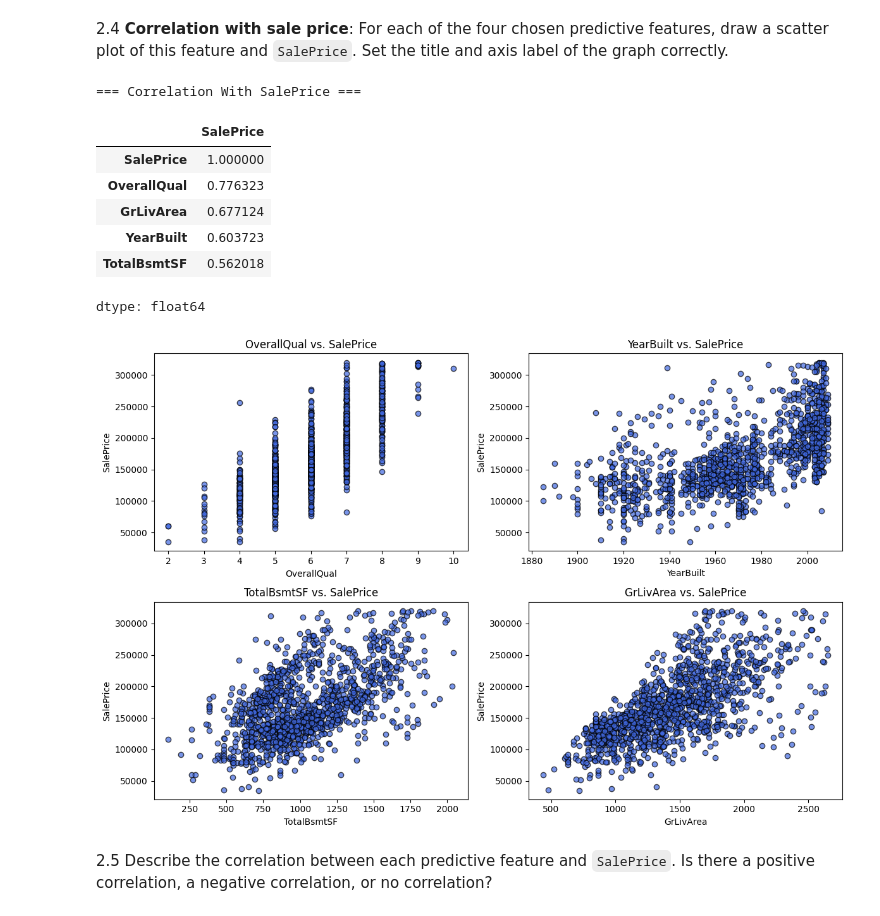
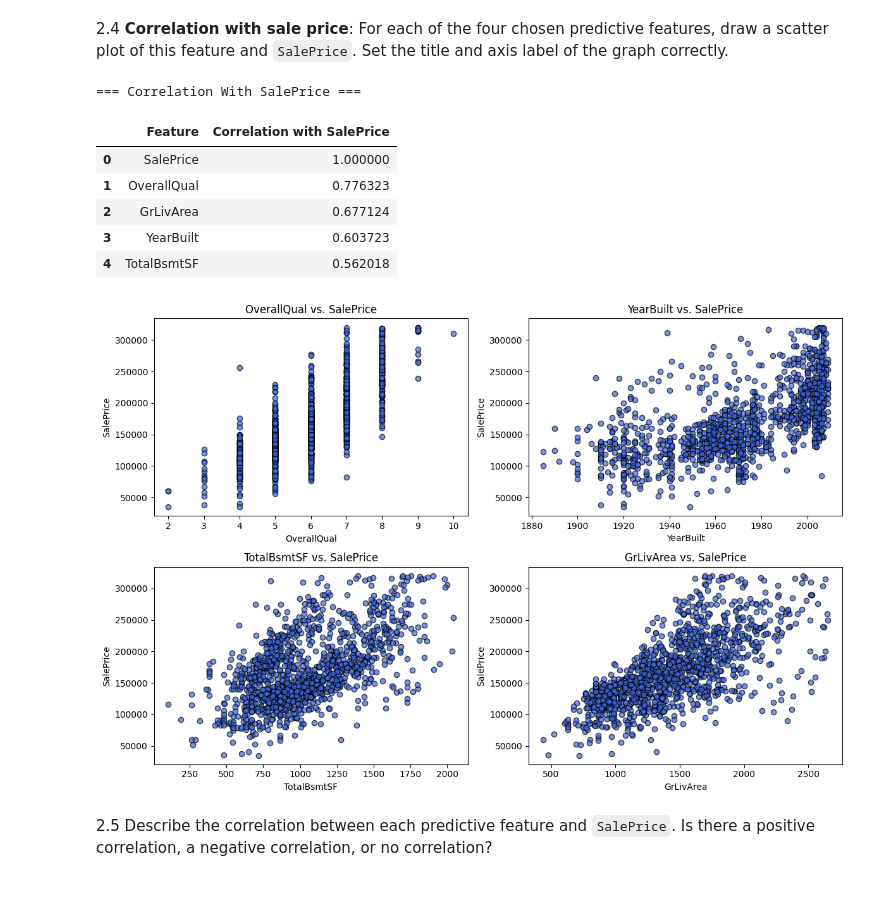
Before and after one commit to Chaotic-Legend/CMP-333-Codes, a Jupyter notebook: Midterm Project Part 1: Home Prices Analysis.ipynb, the cells around one changed output. Cells and saved outputs as stored; diff of their text form; code cells hidden in the pictures.

```diff
--- a/Midterm Project Part 1: Home Prices Analysis.ipynb
+++ b/Midterm Project Part 1: Home Prices Analysis.ipynb
@@ -218,33 +218,37 @@ print(df_no_outliers.shape)
 # %%
 # 2.4 Correlation with SalePrice:
 
 # Compute correlation values.
-correlations = df_no_outliers.corr(numeric_only=True)['SalePrice'].sort_values(ascending=False)
+correlations = (
+    df_no_outliers.corr(numeric_only=True)['SalePrice']
+    .sort_values(ascending=False)
+    .reset_index()
+    .rename(columns={'index': 'Feature', 'SalePrice': 'Correlation with SalePrice'}))
+
 print("=== Correlation With SalePrice ===")
 display(correlations)
 
 # Scatter plots to visualize correlation.
 import matplotlib.pyplot as plt
 
 plt.figure(figsize=(12, 8))
 predictive_features = ['OverallQual', 'YearBuilt', 'TotalBsmtSF', 'GrLivArea']
 for i, feature in enumerate(predictive_features):
     plt.subplot(2, 2, i + 1)
     plt.scatter(df_no_outliers[feature], df_no_outliers['SalePrice'], color='royalblue', edgecolor='black', alpha=0.7)
     plt.title(f"{feature} vs. SalePrice")
     plt.xlabel(feature)
     plt.ylabel("SalePrice")
 plt.tight_layout()
 plt.show()
 # %% [output]
 === Correlation With SalePrice ===
-|  | SalePrice |
-| SalePrice | 1.000000 |
-| OverallQual | 0.776323 |
-| GrLivArea | 0.677124 |
-| YearBuilt | 0.603723 |
-| TotalBsmtSF | 0.562018 |
+|  | Feature | Correlation with SalePrice |
+| 0 | SalePrice | 1.000000 |
+| 1 | OverallQual | 0.776323 |
+| 2 | GrLivArea | 0.677124 |
+| 3 | YearBuilt | 0.603723 |
+| 4 | TotalBsmtSF | 0.562018 |
-dtype: float64
 [figure]
 # %% [markdown]
 2.5 Describe the correlation between each predictive feature and `SalePrice`. Is there a positive correlation, a negative correlation, or no correlation?
```
Also changed, not shown: parts of 4 cells of this notebook.
